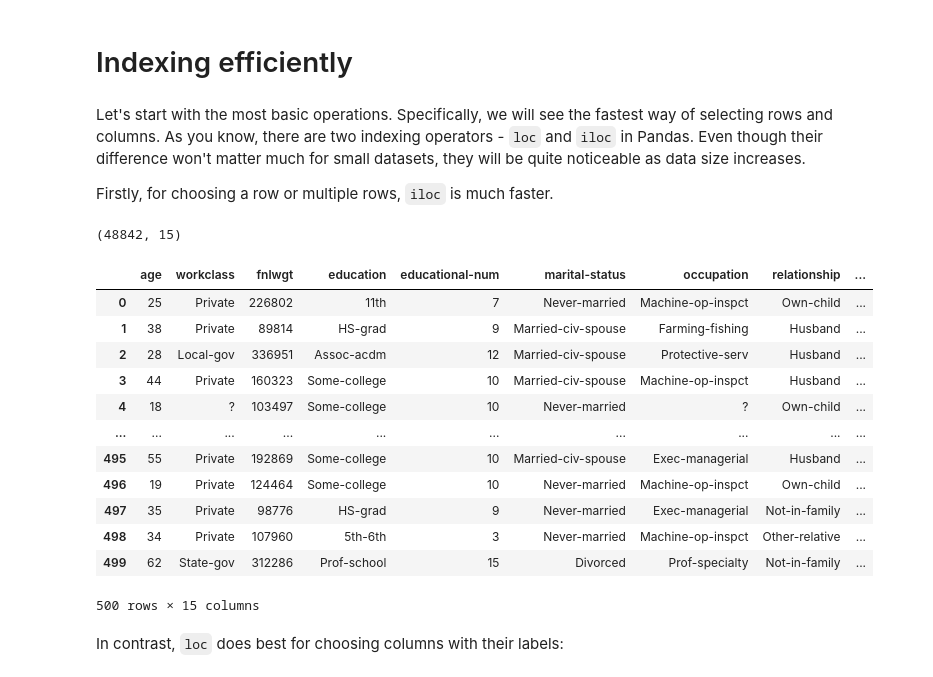
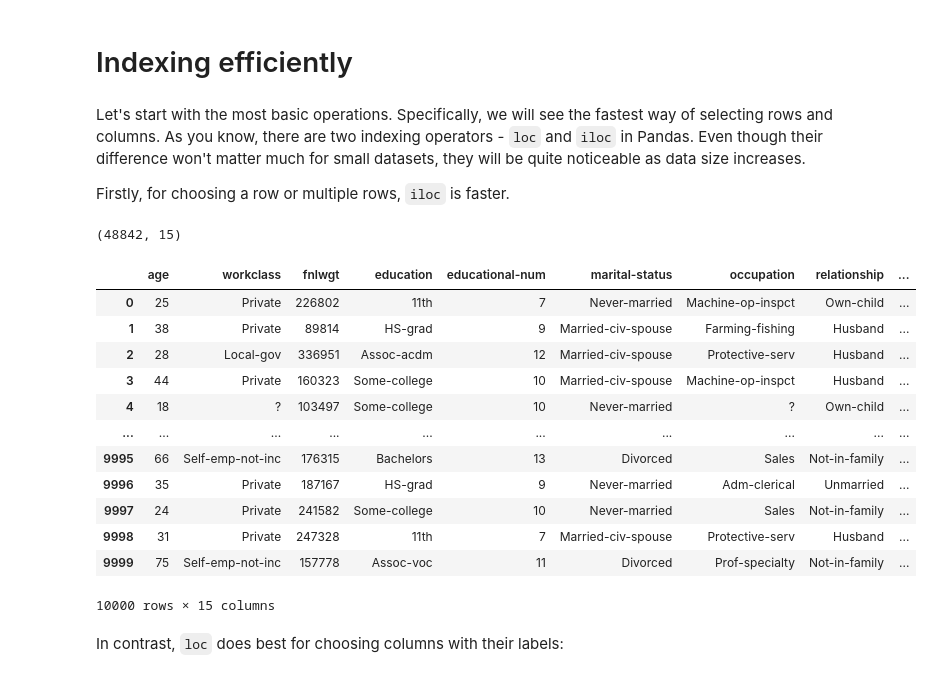
Before and after one commit to BexTuychiev/medium_stories, a Jupyter notebook: 2021/september/6_faster_pandas/notebook.ipynb, the cells around one changed output. Drawn from its saved outputs; the diff is of its cells as text; code cells hidden in the pictures.

```diff
--- a/2021/september/6_faster_pandas/notebook.ipynb
+++ b/2021/september/6_faster_pandas/notebook.ipynb
@@ -74,7 +74,7 @@ That's why this article will show you the best practices of some of the most com
 # %% [markdown]
 Let's start with the most basic operations. Specifically, we will see the fastest way of selecting rows and columns. As you know, there are two indexing operators - `loc` and `iloc` in Pandas. Even though their difference won't matter much for small datasets, they will be quite noticeable as data size increases.
 
-Firstly, for choosing a row or multiple rows, `iloc` is much faster.
+Firstly, for choosing a row or multiple rows, `iloc` is faster.
 # %%
 adult_income = pd.read_csv("data/adult.csv")
 adult_income.shape
@@ -82,20 +82,20 @@ adult_income.shape
 (48842, 15)
 # %%
 # Choose rows
-adult_income.iloc[range(500)]
+adult_income.iloc[range(10000)]
 # %% [output]
 |  | age | workclass | fnlwgt | education | educational-num | marital-status | occupation | relationship | ... |
 | 0 | 25 | Private | 226802 | 11th | 7 | Never-married | Machine-op-inspct | Own-child | ... |
 | 1 | 38 | Private | 89814 | HS-grad | 9 | Married-civ-spouse | Farming-fishing | Husband | ... |
 | 2 | 28 | Local-gov | 336951 | Assoc-acdm | 12 | Married-civ-spouse | Protective-serv | Husband | ... |
 | 3 | 44 | Private | 160323 | Some-college | 10 | Married-civ-spouse | Machine-op-inspct | Husband | ... |
 | 4 | 18 | ? | 103497 | Some-college | 10 | Never-married | ? | Own-child | ... |
 | ... | ... | ... | ... | ... | ... | ... | ... | ... | ... |
-| 495 | 55 | Private | 192869 | Some-college | 10 | Married-civ-spouse | Exec-managerial | Husband | ... |
-| 496 | 19 | Private | 124464 | Some-college | 10 | Never-married | Machine-op-inspct | Own-child | ... |
-| 497 | 35 | Private | 98776 | HS-grad | 9 | Never-married | Exec-managerial | Not-in-family | ... |
-| 498 | 34 | Private | 107960 | 5th-6th | 3 | Never-married | Machine-op-inspct | Other-relative | ... |
-| 499 | 62 | State-gov | 312286 | Prof-school | 15 | Divorced | Prof-specialty | Not-in-family | ... |
+| 9995 | 66 | Self-emp-not-inc | 176315 | Bachelors | 13 | Divorced | Sales | Not-in-family | ... |
+| 9996 | 35 | Private | 187167 | HS-grad | 9 | Never-married | Adm-clerical | Unmarried | ... |
+| 9997 | 24 | Private | 241582 | Some-college | 10 | Never-married | Sales | Not-in-family | ... |
+| 9998 | 31 | Private | 247328 | 11th | 7 | Married-civ-spouse | Protective-serv | Husband | ... |
+| 9999 | 75 | Self-emp-not-inc | 157778 | Assoc-voc | 11 | Divorced | Prof-specialty | Not-in-family | ... |
-500 rows × 15 columns
+10000 rows × 15 columns
 # %% [markdown]
 In contrast, `loc` does best for choosing columns with their labels:
```
Also changed, not shown: parts of 16 cells of this notebook.
